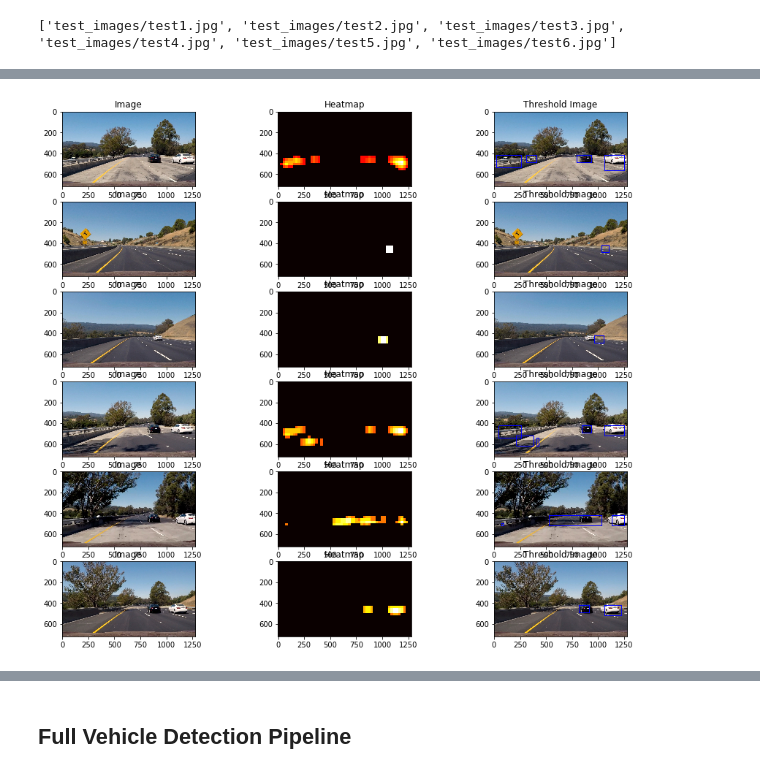
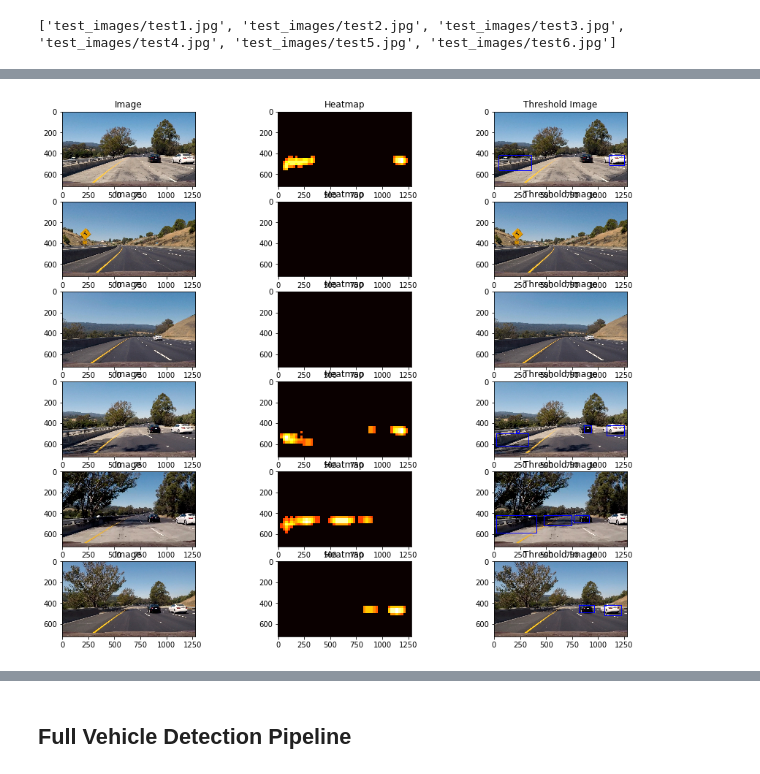
Before and after one commit to patrickcleeve/CarND-Term1-Vehicle-Detection-P5, a Jupyter notebook: CarND-Vehicle-Detection.ipynb, the cells around one changed output, grey strips where cells are left out. Saved outputs shown, nothing was run; the diff lists cells and outputs as text; code cells hidden in the pictures.

```diff
--- a/CarND-Vehicle-Detection.ipynb
+++ b/CarND-Vehicle-Detection.ipynb
@@ -492,15 +492,15 @@ orient = 9              # Number of gradient orientations
 pix_per_cell = 8
 cell_per_block = 2
 hog_channel = "ALL"         # Can be 0, 1, 2, "ALL"
-spatial_size = (16, 16) # Spatial binning dimensions
-hist_bins = 16          # Number of histogram bins
+spatial_size = (64, 64) # Spatial binning dimensions
+hist_bins = 64          # Number of histogram bins
 spatial_feat = True     # Spatial features on or off
 hist_feat = True        # Histogram features on or off
 hog_feat = True         # HOG features on or off
 
 
 # If experimenting use the testing flag, to only use a sample (reduce training time)
-testing = True
+testing = False
 
 print("Started...")
 
@@ -673,8 +672,8 @@ hog_feat = True         # HOG features on or off
 
 
 
-window_size = 128
-overlap = 0.25
+window_size = 96
+overlap = 0.5
 ystart = 400
 ystop = 625
 
@@ -735,10 +734,11 @@ def convert_color(img, conv='RGB2YCrCb'):
         return cv2.cvtColor(img, cv2.COLOR_RGB2LUV)
 # %%
 # Define a single function that can extract features using hog sub-sampling and make predictions
-def find_cars(img, ystart, ystop, scale, svc, X_scaler, orient, pix_per_cell, cell_per_block, spatial_size, hist_bins):
+def find_cars(img, ystart, ystop, scale, svc, X_scaler, orient,
+              pix_per_cell, cell_per_block, spatial_size, hist_bins):
 
-    draw_img = np.copy(img)
-    new_img = np.copy(img)
+    #draw_img = np.copy(img)
+    #new_img = np.copy(img)
     img = img.astype(np.float32)/255
 
 
@@ -803,11 +803,12 @@ def find_cars(img, ystart, ystop, scale, svc, X_scaler, orient, pix_per_cell, ce
                 win_draw = np.int(window*scale)
 
                 b_boxes.append(((xbox_left, ytop_draw+ystart), (xbox_left+win_draw,ytop_draw+win_draw+ystart)))
-                cv2.rectangle(draw_img,(xbox_left, ytop_draw+ystart),(xbox_left+win_draw,ytop_draw+win_draw+ystart),(0,0,255),6)
+                #cv2.rectangle(draw_img,(xbox_left, ytop_draw+ystart),(xbox_left+win_draw,ytop_draw+win_draw+ystart),(0,0,255),6)
 
 
 
-    return draw_img, b_boxes
+    # return draw_img, b_boxes
+    return b_boxes
 # %%
 
 def add_heat(heatmap, bbox_list):
@@ -841,6 +842,9 @@ def draw_labeled_bboxes(img, labels):
     # Return the image
     return img
 # %%
+# Testing Find Cars Algorithm and Heat Mapping
+
+
 # For visualisation
 images = []
 titles = []
@@ -857,39 +861,36 @@ for image_path in test_images:
     # Rescale .jpg image (done inside find cars)
     # image = image.astype(np.float32)/255
 
-    out_img, b_boxes = find_cars(image, ystart, ystop, scale, svc, X_scaler,
+    b_boxes = find_cars(image, ystart, ystop, scale, svc, X_scaler,
                         orient, pix_per_cell, cell_per_block, spatial_size, hist_bins)
 
 
     # Heatmap
     heatmap = np.zeros_like(image[:,:,0]).astype(np.float)
 
 
     # Apply heatmap
     heatmap = add_heat(heatmap, b_boxes)
 
     # Apply threshold to help remove false positives
     heatmap = apply_threshold(heatmap,5)
 
     # Visualize the heatmap when displaying
     #heatmap = np.clip(heat, 0, 255)
 
     # Find final boxes from heatmap using label function
     labels = label(heatmap)
     new_img = draw_labeled_bboxes(new_img, labels)
 
     images.append(image)
     titles.append("Image")
     images.append(heatmap)
     titles.append("Heatmap")
     images.append(new_img)
     titles.append("Threshold Image")
 
 
-
-
-
 fig = plt.figure(figsize=(15, 20))
 visualize(fig, 9, 3, images, titles)
 # %% [output]
-[figure, old version]
+[figure, new version]
```
Also changed, not shown: parts of 10 cells of this notebook.
